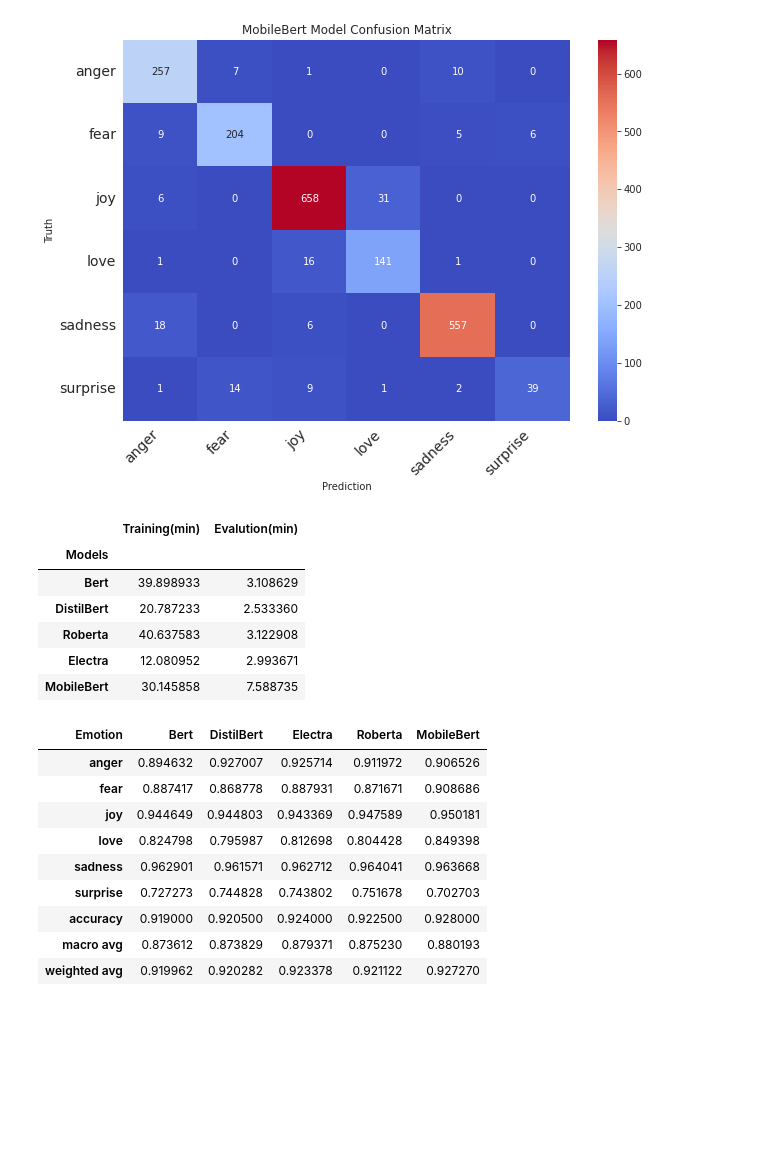
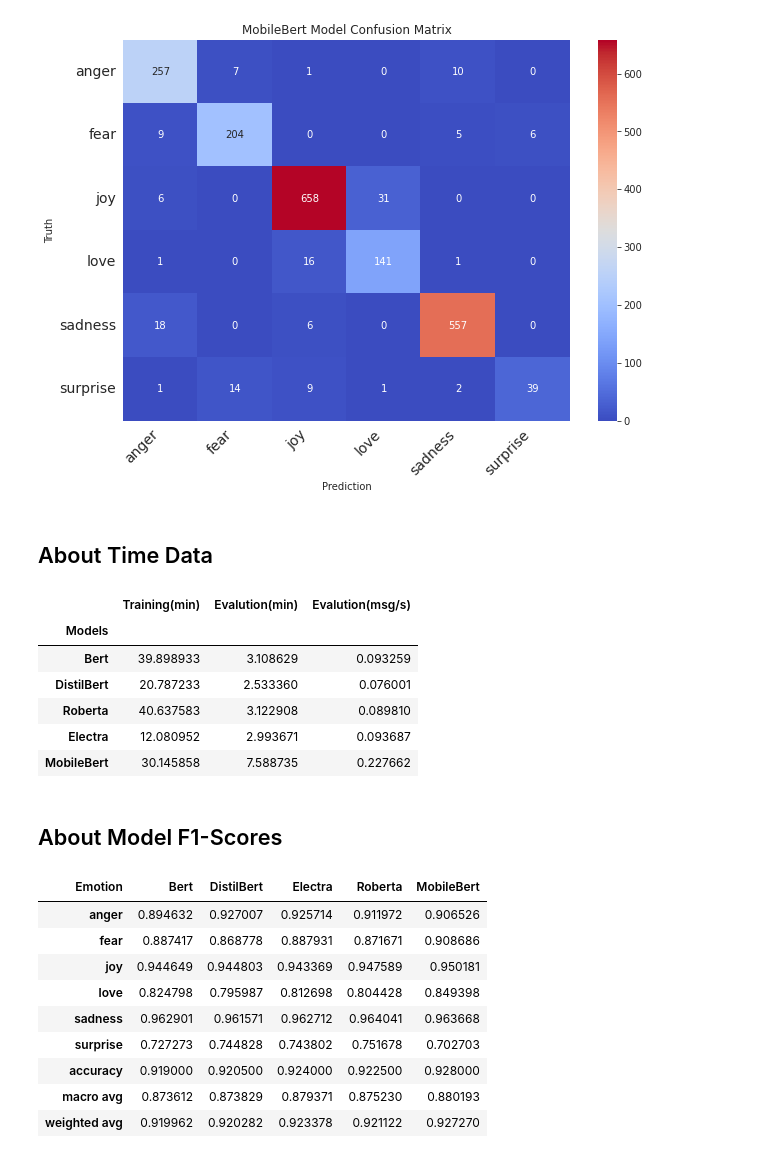
Before and after one commit to orugantiv/CSCE-585, a Jupyter notebook: Models/EmotionModels.ipynb, the cells around one changed output. Drawn from its saved outputs; the diff is of its cells as text; code cells hidden in the pictures; blank space fills up the shorter version.

```diff
--- a/Models/EmotionModels.ipynb
+++ b/Models/EmotionModels.ipynb
@@ -829,28 +843,31 @@ timeData
 # %%
 class PredictEmotion:
   def __init__(self,
+               # The Name of the model
                modelName,
+               # The Path of trained model weights
                modelPath,
+               # The Path of Pre-trained Transformers model
                modelPreTrainedPath,
-               isTokenizerFast = False,
+               # The number of Classification Labels
                numLabels = 6,
+               # The probability threshold,
                thrushHold = 0.3):
     self.modelPreTrainedPath = modelPreTrainedPath
     self.modelName = modelName
     self.modelPath = modelPath
-    self.isTokenizerFast = isTokenizerFast
     self.numLabels = numLabels
     self.model = self.MakeModelArchitecture()
     self.loadModelWeights()
     self.tokenizer = self.makeTokenizer()
     self.spell = Speller(lang='en')
+    # The six emotion labels and other when probality is lower than threshold
     self.emotionTypes = ['anger', 'fear', 'joy', 'love', 'sadness', 'surprise','other']
     self.thrushHold = thrushHold
-
+  # Since we were saving weights, we needed to remake the model architecture to read in the weights.
   def MakeModelArchitecture(self):
     model = TFAutoModelForSequenceClassification.from_pretrained(self.modelPreTrainedPath,
                                                                  local_files_only=True)
-
     input_ids = tf.keras.layers.Input(shape=(200,),name="input_ids", dtype='int32')
     mask = tf.keras.layers.Input(shape=(200,),name="attention_mask",dtype='int32')
     embeddings = model(input_ids,attention_mask=mask)[0]
@@ -859,17 +876,17 @@ class PredictEmotion:
     outputLayer = tf.keras.layers.Dense(6,activation='softmax',name='outputs')(layer)
     ModelArchitecture = tf.keras.Model(inputs=[input_ids,mask],outputs=outputLayer)
     return ModelArchitecture
-
+  # Using the model from the MakeModelArchitecture to read in trained weights.
   def loadModelWeights(self):
     self.model.load_weights(self.modelPath)
-
+  # Tokenizer to convert inputs to encodings
   def makeTokenizer(self):
     return AutoTokenizer.from_pretrained(self.modelName)
-
+  # Prepareing the Text as seen before and returning in the format of input_ids and attention_mask .
   def TextPrepration(self,text):
     DecontractedText = contractions.fix(text)
-    # SpelledText = str(self.spell(DecontractedText))
-    textEncodings = self.tokenizer(DecontractedText,
+    SpelledText = str(self.spell(DecontractedText))
+    textEncodings = self.tokenizer(SpelledText,
                             truncation=True,
                             max_length = 200,
                             padding="max_length",
@@ -877,7 +894,7 @@ class PredictEmotion:
     return {
       'input_ids': tf.cast(textEncodings['input_ids'],tf.int32),
       'attention_mask': tf.cast(textEncodings['attention_mask'],tf.int32)}
-
+  # Predicting Text emotion, if the argmax probablity is higher than the threshold, return emotion and probality else returns 'other' and threshold
   def PredictTextEmotion(self,text):
     prepratedText = self.TextPrepration(text)
     emotion = self.model.predict(prepratedText)
@@ -1131,16 +1187,26 @@ print_confusion_matrix(MobileBertConfusionMatrix,labels,
                        '/models/Stats/MobileBertConfusionMatrix.eps')
 # %% [output]
 [figure]
-# %%
-timeData
-# %% [output]
-|  | Training(min) | Evalution(min) |
-| Models |  |  |
-| Bert | 39.898933 | 3.108629 |
-| DistilBert | 20.787233 | 2.533360 |
-| Roberta | 40.637583 | 3.122908 |
-| Electra | 12.080952 | 2.993671 |
-| MobileBert | 30.145858 | 7.588735 |
+# %% [markdown]
+## About Time Data
+# %%
+## TestDataSet Contains 2000 labels, 1 min = 60, Evalution(msg/s) = (Evalution(min)*60)/len(TestDataSet)
+timeData['Evalution(msg/s)']= [timeData.loc['Bert','Evalution(min)']*60/2000,
+                                 timeData.loc['DistilBert','Evalution(min)']*60/2000,
+                                 timeData.loc['Electra','Evalution(min)']*60/2000,
+                                 timeData.loc['Roberta','Evalution(min)']*60/2000,
+                                 timeData.loc['MobileBert','Evalution(min)']*60/2000]
+timeData
+# %% [output]
+|  | Training(min) | Evalution(min) | Evalution(msg/s) |
+| Models |  |  |  |
+| Bert | 39.898933 | 3.108629 | 0.093259 |
+| DistilBert | 20.787233 | 2.533360 | 0.076001 |
+| Roberta | 40.637583 | 3.122908 | 0.089810 |
+| Electra | 12.080952 | 2.993671 | 0.093687 |
+| MobileBert | 30.145858 | 7.588735 | 0.227662 |
+# %% [markdown]
+## About Model F1-Scores
 # %%
 F1ModelScores
 # %% [output]
```
Also changed, not shown: parts of 24 cells of this notebook.
